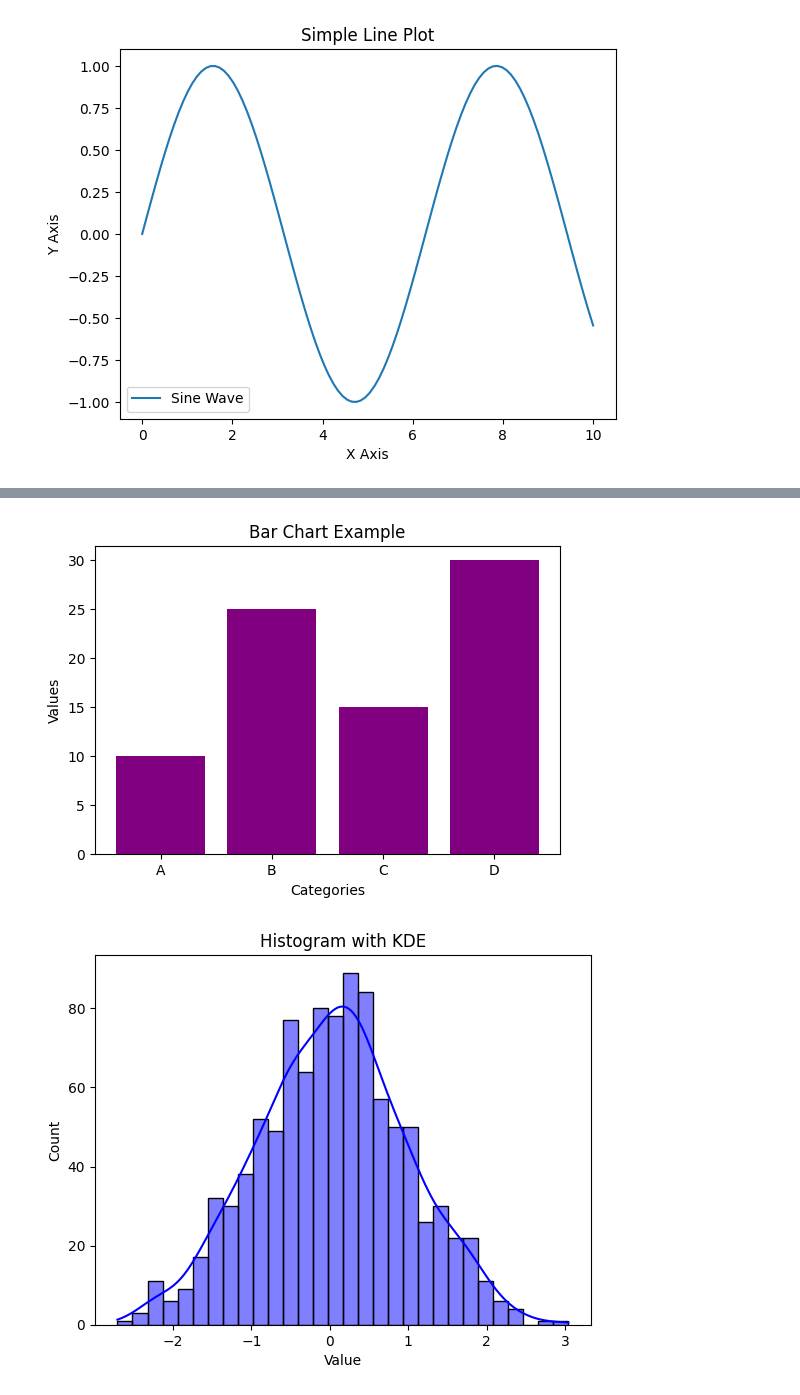
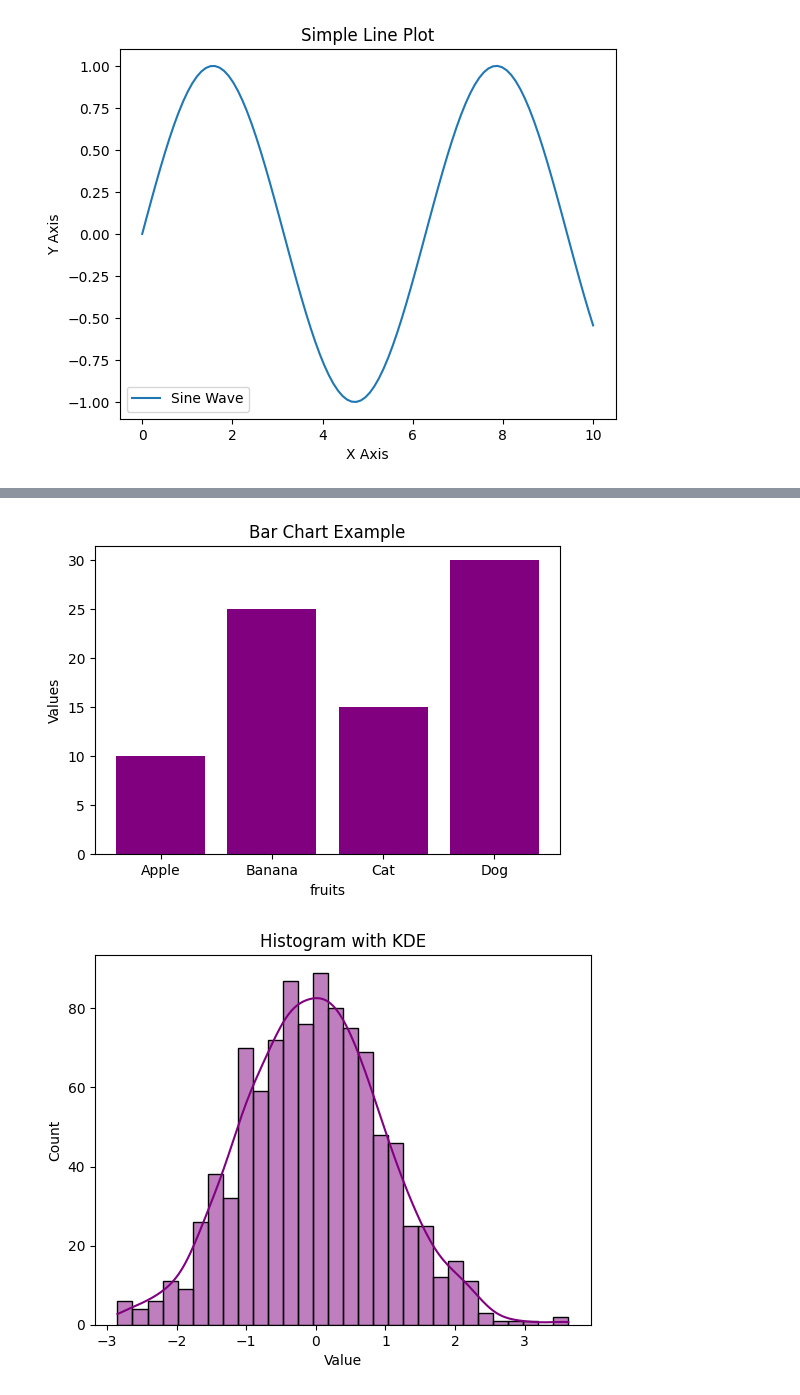
Before and after one commit to muruges09/data-science-data-visualization-, a Jupyter notebook: Untitled0.ipynb, the cells around one changed output, grey strips where cells are left out. Cells and saved outputs as stored; diff of their text form; code cells hidden in the pictures.

```diff
--- a/Untitled0.ipynb
+++ b/Untitled0.ipynb
@@ -26,21 +26,21 @@ plt.show()
 # %%
-categories = ['A', 'B', 'C', 'D']
+fruits = ['Apple', 'Banana', 'Cat', 'Dog']
 values = [10, 25, 15, 30]
 plt.figure(figsize=(6, 4))
-plt.bar(categories, values, color='purple')
-plt.xlabel("Categories")
+plt.bar(fruits, values, color='purple')
+plt.xlabel("fruits")
 plt.ylabel("Values")
 plt.title("Bar Chart Example")
 plt.show()
 # %% [output]
-[figure, old version]
+[figure, new version]
 # %%
 import seaborn as sns
 import pandas as pd
 data = np.random.randn(1000)
 df = pd.DataFrame(data, columns=['Value'])
-sns.histplot(df['Value'], bins=30, kde=True, color='blue')
+sns.histplot(df['Value'], bins=30, kde=True, color='purple')
 plt.title("Histogram with KDE")
 plt.show()
 # %% [output]
-[figure, old version]
+[figure, new version]
```
Also changed, not shown: parts of 2 cells of this notebook.
